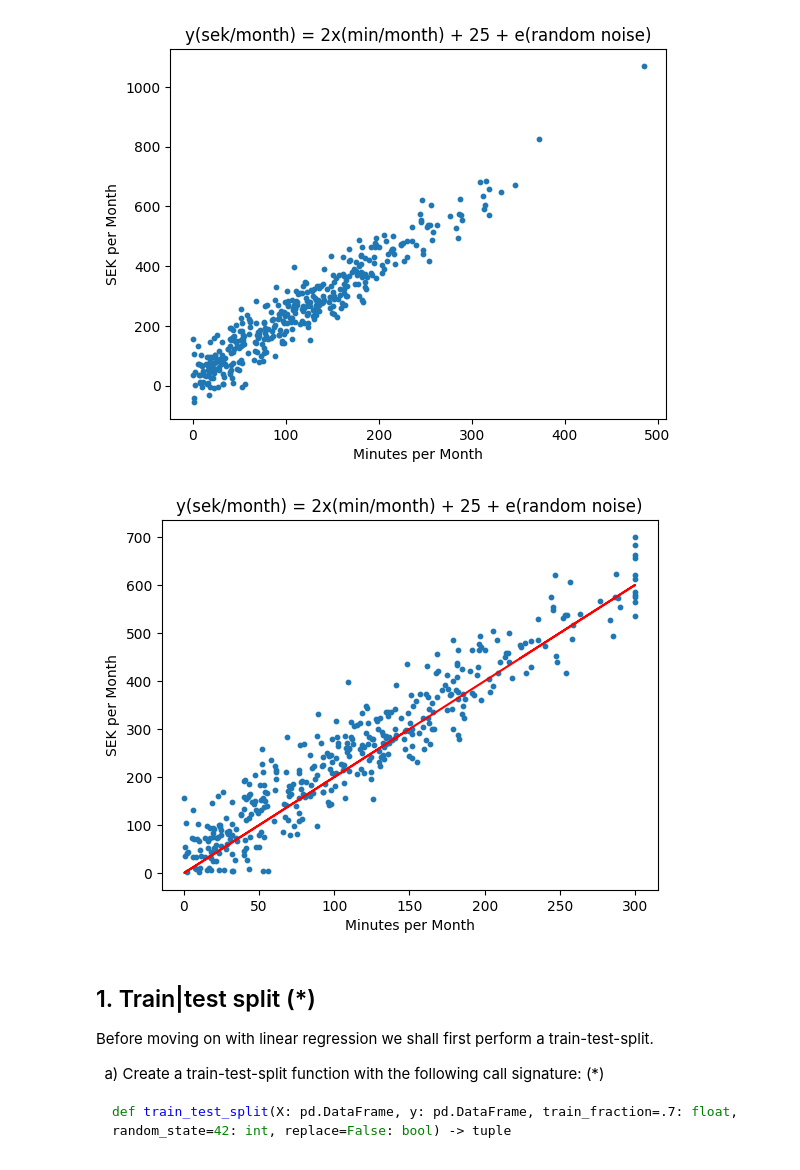
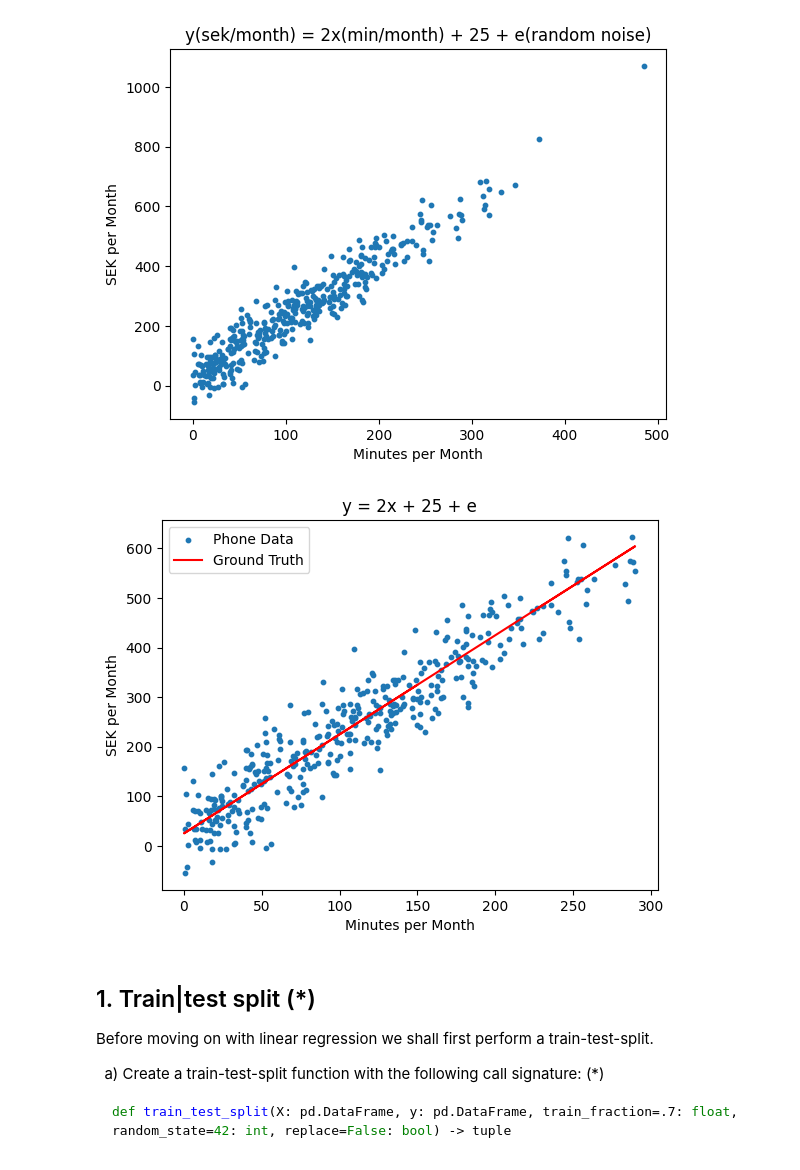
Before and after one commit to smlatic/Machine-Learning-ITHS, a Jupyter notebook: Exercises/E00_linear_regression.ipynb, the cells around one changed output. Cells and saved outputs as stored; diff of their text form; code cells hidden in the pictures.

```diff
--- a/Exercises/E00_linear_regression.ipynb
+++ b/Exercises/E00_linear_regression.ipynb
@@ -99,7 +99,7 @@ e_noise = np.random.normal(loc=0, scale=50, size=400)
 # y = 2x + 25 + e
 y_sek_per_month = 2*x_min_per_month + 25 + e_noise
 
-phone_df = pd.DataFrame({'y_sek':y_sek_per_month, 'x_min':x_min_per_month})
+phone_df = pd.DataFrame({'y_sek_month':y_sek_per_month, 'x_min_month':x_min_per_month})
 
 
 
@@ -108,7 +108,7 @@ phone_df = pd.DataFrame({'y_sek':y_sek_per_month, 'x_min':x_min_per_month})
 fig, ax = plt.subplots()
 
 # Plot the data as a scatter plot with a marker size of 10
-ax.scatter(data=phone_df, y="y_sek", x="x_min", s=10)
+ax.scatter(data=phone_df, y="y_sek_month", x="x_min_month", s=10)
 # ax.scatter(x_min_per_month, y_sek_per_month, s=10)
 
 # Set the x-axis label to "x" and the y-axis label to "y"
@@ -118,6 +118,7 @@ ax.set_ylabel("SEK per Month")
 # Set the title to "y = 2x + 25 + e"
 ax.set_title("y(sek/month) = 2x(min/month) + 25 + e(random noise)")
 
+
 # Display the plot
 plt.show()
 # %% [output]
@@ -125,39 +126,39 @@ plt.show()
 # %%
 
 
 # B) Now we want to remove some outliers according to this assumption: (*)
 
 # - no one talks more than 300 min using this type of subscription
-x_max300 = np.clip(x_min_per_month, 0, 300)
+filtered_df = phone_df[phone_df['x_min_month'] <= 300]
 
 # - no ones costs can be negative
 # - plot the new dataset
-y_new = 2*x_max300 + 25 + e_noise
-
 
 # Create plot
 fig, ax = plt.subplots()
 
-ax.scatter(x_max300, abs(y_new), s=10)
+ax.scatter(data=filtered_df, y="y_sek_month", x="x_min_month", s=10)
 
 # Add a line plot
-ax.plot(x_max300, abs(2*x_max300), color='red')
-
+ax.plot(filtered_df['x_min_month'], filtered_df['x_min_month']*2+25, color='red')
 
 # Set the x-axis label to "x" and the y-axis label to "y"
 ax.set_xlabel("Minutes per Month")
 ax.set_ylabel("SEK per Month")
 
 # Set the title to "y = 2x + 25 + e"
-ax.set_title("y(sek/month) = 2x(min/month) + 25 + e(random noise)")
+ax.set_title("y = 2x + 25 + e")
+
+#Legend
+ax.legend(["Phone Data", "Ground Truth"])
 
 # Display the plot
 plt.show()
 
 
 # - also plot ground truth using the true parameters $\beta_0 = 25, \beta_1 = 2$
 # %% [output]
-[figure, old version]
+[figure, new version]
 # %% [markdown]
 ## 1. Train|test split (*)
 
```
Also changed, not shown: parts of 3 cells of this notebook, 16 other files.
